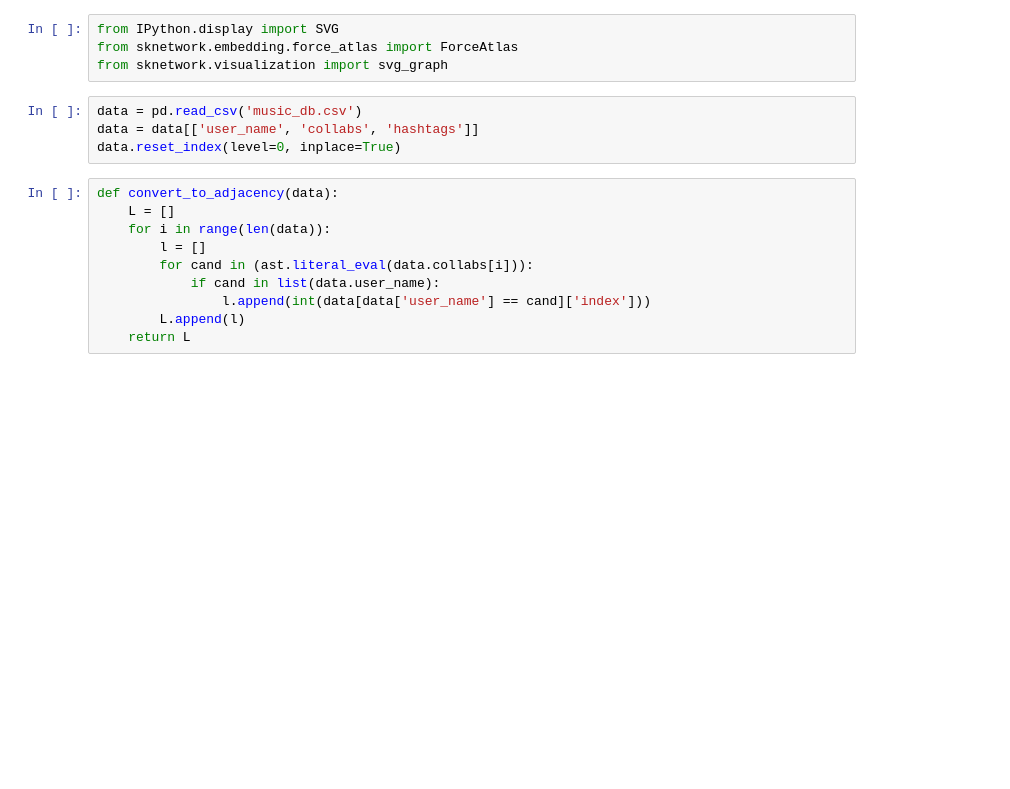
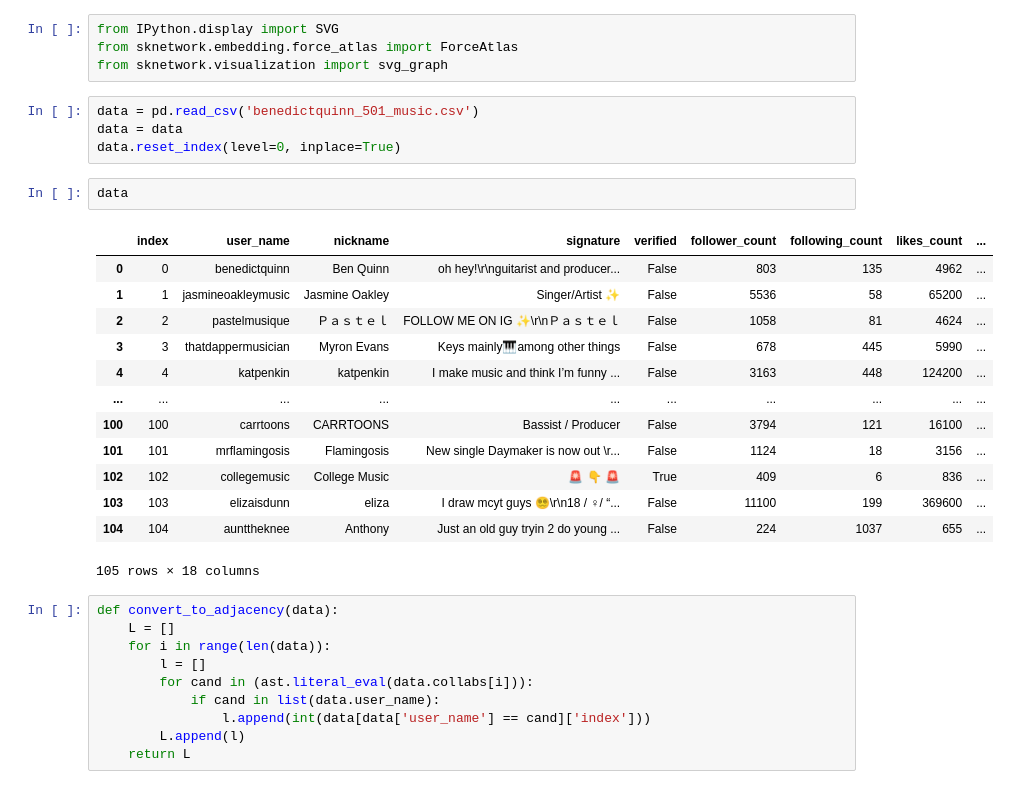
Before and after one commit to r-jaylet/TikTok_Scrap, a Jupyter notebook: graph_viz.ipynb, the cells around one changed output. Saved outputs shown, nothing was run; the diff lists cells and outputs as text; blank space fills up the shorter version.

```diff
--- a/graph_viz.ipynb
+++ b/graph_viz.ipynb
@@ -9,9 +9,25 @@ from IPython.display import SVG
 from sknetwork.embedding.force_atlas import ForceAtlas
 from sknetwork.visualization import svg_graph
 # %%
-data = pd.read_csv('music_db.csv')
-data = data[['user_name', 'collabs', 'hashtags']]
+data = pd.read_csv('benedictquinn_501_music.csv')
+data = data
 data.reset_index(level=0, inplace=True)
+# %%
+data
+# %% [output]
+|  | index | user_name | nickname | signature | verified | follower_count | following_count | likes_count | ... |
+| 0 | 0 | benedictquinn | Ben Quinn | oh hey!\r\nguitarist and producer... | False | 803 | 135 | 4962 | ... |
+| 1 | 1 | jasmineoakleymusic | Jasmine Oakley | Singer/Artist ✨ | False | 5536 | 58 | 65200 | ... |
+| 2 | 2 | pastelmusique | Ｐａｓｔｅｌ | FOLLOW ME ON IG ✨\r\nＰａｓｔｅｌ | False | 1058 | 81 | 4624 | ... |
+| 3 | 3 | thatdappermusician | Myron Evans | Keys mainly🎹among other things | False | 678 | 445 | 5990 | ... |
+| 4 | 4 | katpenkin | katpenkin | I make music and think I’m funny ... | False | 3163 | 448 | 124200 | ... |
+| ... | ... | ... | ... | ... | ... | ... | ... | ... | ... |
+| 100 | 100 | carrtoons | CARRTOONS | Bassist / Producer | False | 3794 | 121 | 16100 | ... |
+| 101 | 101 | mrflamingosis | Flamingosis | New single Daymaker is now out \r... | False | 1124 | 18 | 3156 | ... |
+| 102 | 102 | collegemusic | College Music | 🚨 👇 🚨 | True | 409 | 6 | 836 | ... |
+| 103 | 103 | elizaisdunn | eliza | I draw mcyt guys 😵‍💫\r\n18 / ♀/ “... | False | 11100 | 199 | 369600 | ... |
+| 104 | 104 | aunttheknee | Anthony | Just an old guy tryin 2 do young ... | False | 224 | 1037 | 655 | ... |
+105 rows × 18 columns
 # %%
 def convert_to_adjacency(data):
     L = []
```
Also changed, not shown: 2 other files.
